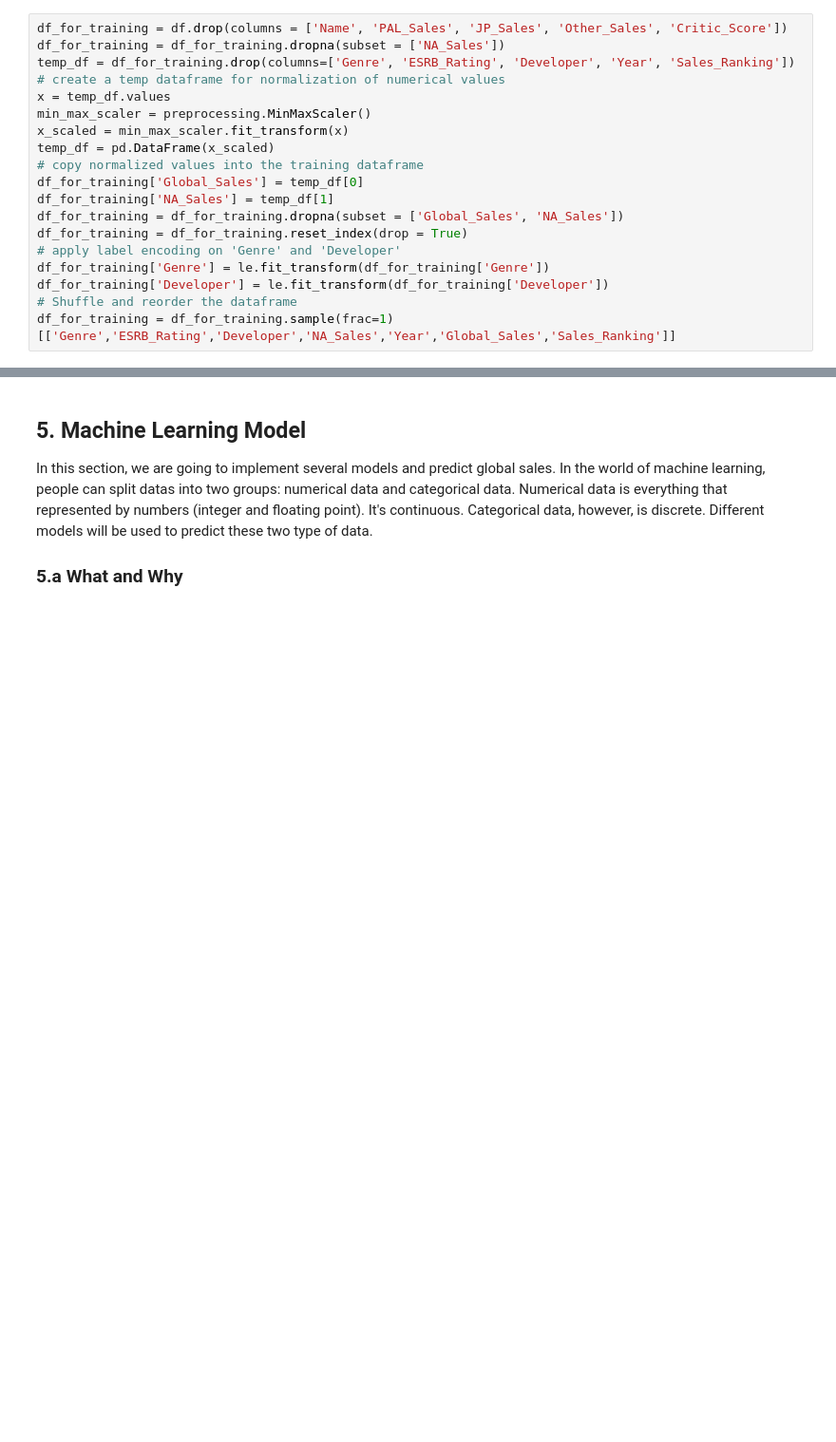
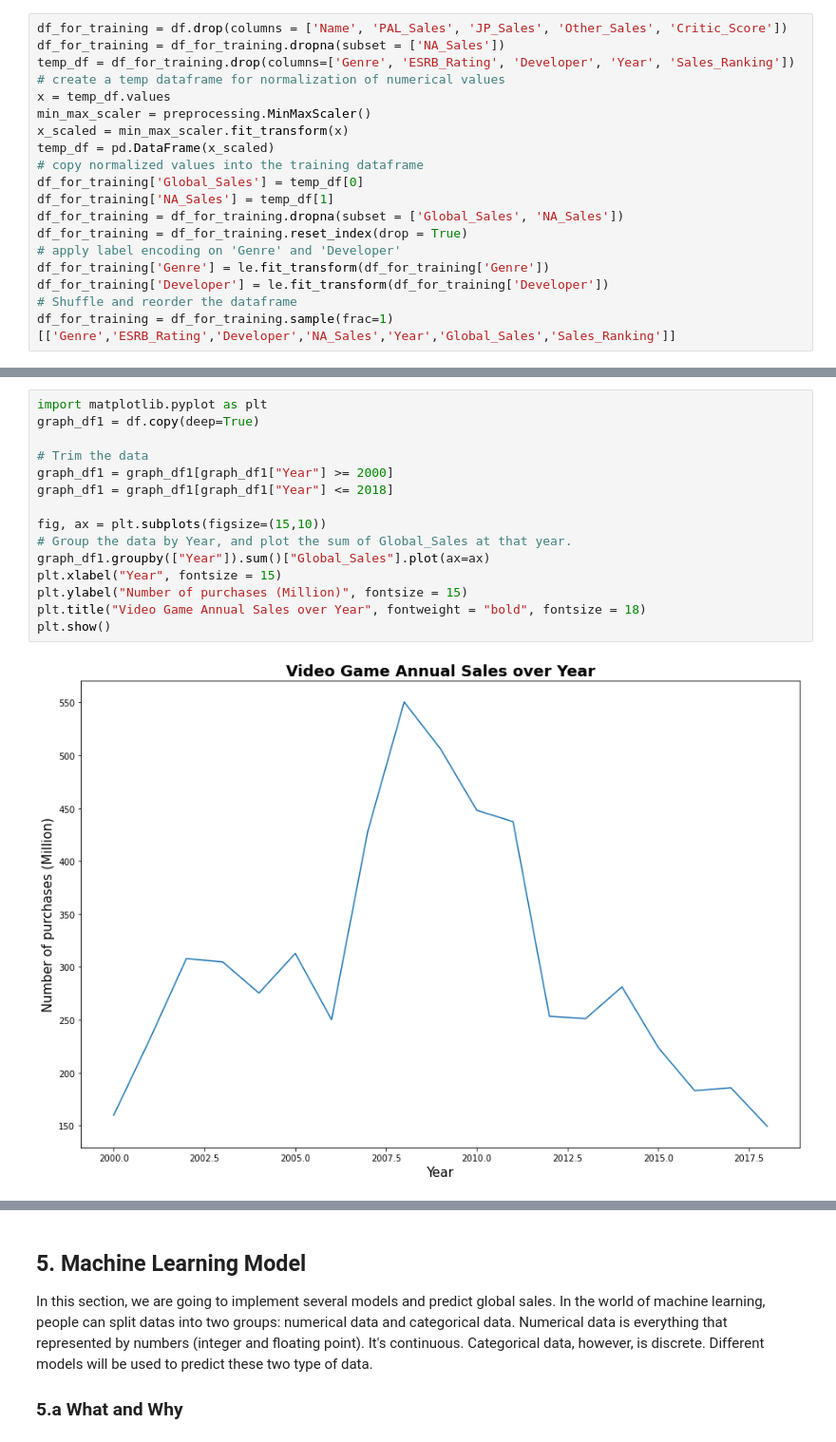
Before and after one commit to syKevinPeng/game_sale_analysis, a Jupyter notebook: game_sale.ipynb, the cells around one changed output, grey strips where cells are left out. Shown at 95% size. Cells and saved outputs as stored; diff of their text form; blank space fills up the shorter version.

```diff
--- a/game_sale.ipynb
+++ b/game_sale.ipynb
@@ -218,0 +222,17 @@ df_for_training = df_for_training.sample(frac=1)[['Genre','ESRB_Rating','Develop
+# %%
+import matplotlib.pyplot as plt
+graph_df1 = df.copy(deep=True)
+
+# Trim the data
+graph_df1 = graph_df1[graph_df1["Year"] >= 2000]
+graph_df1 = graph_df1[graph_df1["Year"] <= 2018]
+
+fig, ax = plt.subplots(figsize=(15,10))
+# Group the data by Year, and plot the sum of Global_Sales at that year.
+graph_df1.groupby(["Year"]).sum()["Global_Sales"].plot(ax=ax)
+plt.xlabel("Year", fontsize = 15)
+plt.ylabel("Number of purchases (Million)", fontsize = 15)
+plt.title("Video Game Annual Sales over Year", fontweight = "bold", fontsize = 18)
+plt.show()
+# %% [output]
+[figure, added]
```
Also changed, not shown: parts of 25 cells of this notebook, 1 other file.
